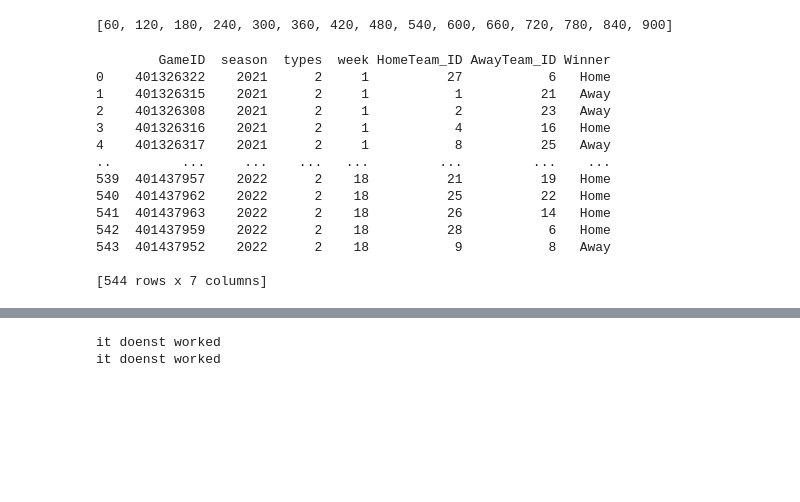
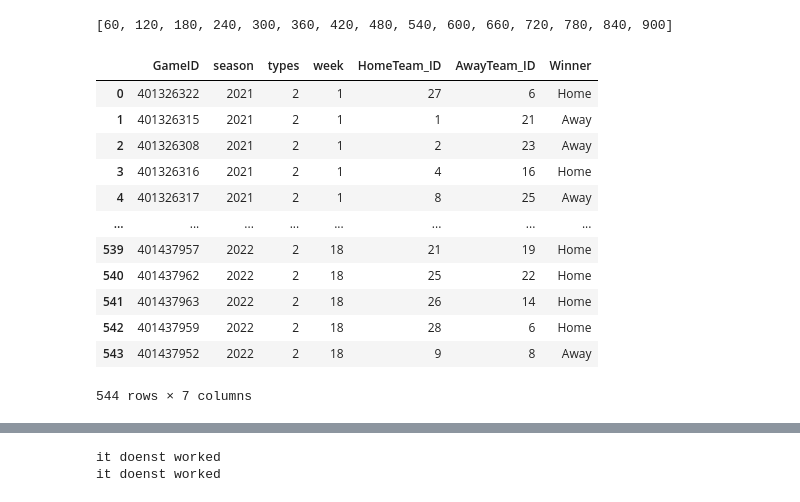
Before and after one commit to michel-wue/Seminar, a Jupyter notebook: Data.ipynb, the cells around one changed output, grey strips where cells are left out. Drawn from its saved outputs; the diff is of its cells as text; code cells hidden in the pictures; blank space fills up the shorter version.

```diff
--- a/Data.ipynb
+++ b/Data.ipynb
@@ -59,17 +59,16 @@ Data_basic.to_csv('/content/drive/MyDrive/play_ID_data.csv', index=False)
-# %%
-print(Data_basic)
-# %% [output]
-        GameID  season  types  week HomeTeam_ID AwayTeam_ID Winner
-0    401326322    2021      2     1          27           6   Home
-1    401326315    2021      2     1           1          21   Away
-2    401326308    2021      2     1           2          23   Away
-3    401326316    2021      2     1           4          16   Home
-4    401326317    2021      2     1           8          25   Away
-..         ...     ...    ...   ...         ...         ...    ...
-539  401437957    2022      2    18          21          19   Home
-540  401437962    2022      2    18          25          22   Home
-541  401437963    2022      2    18          26          14   Home
-542  401437959    2022      2    18          28           6   Home
-543  401437952    2022      2    18           9           8   Away
-
-[544 rows x 7 columns]
+# %%
+Data_basic
+# %% [output]
+|  | GameID | season | types | week | HomeTeam_ID | AwayTeam_ID | Winner |
+| 0 | 401326322 | 2021 | 2 | 1 | 27 | 6 | Home |
+| 1 | 401326315 | 2021 | 2 | 1 | 1 | 21 | Away |
+| 2 | 401326308 | 2021 | 2 | 1 | 2 | 23 | Away |
+| 3 | 401326316 | 2021 | 2 | 1 | 4 | 16 | Home |
+| 4 | 401326317 | 2021 | 2 | 1 | 8 | 25 | Away |
+| ... | ... | ... | ... | ... | ... | ... | ... |
+| 539 | 401437957 | 2022 | 2 | 18 | 21 | 19 | Home |
+| 540 | 401437962 | 2022 | 2 | 18 | 25 | 22 | Home |
+| 541 | 401437963 | 2022 | 2 | 18 | 26 | 14 | Home |
+| 542 | 401437959 | 2022 | 2 | 18 | 28 | 6 | Home |
+| 543 | 401437952 | 2022 | 2 | 18 | 9 | 8 | Away |
+544 rows × 7 columns
```
Also changed, not shown: parts of 6 cells of this notebook.
